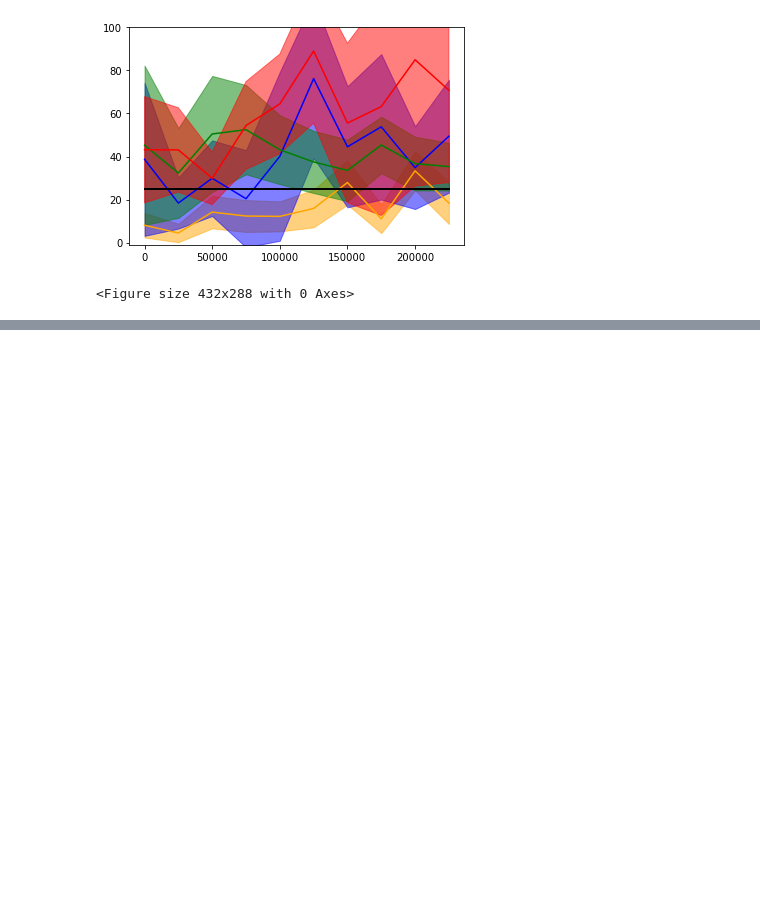
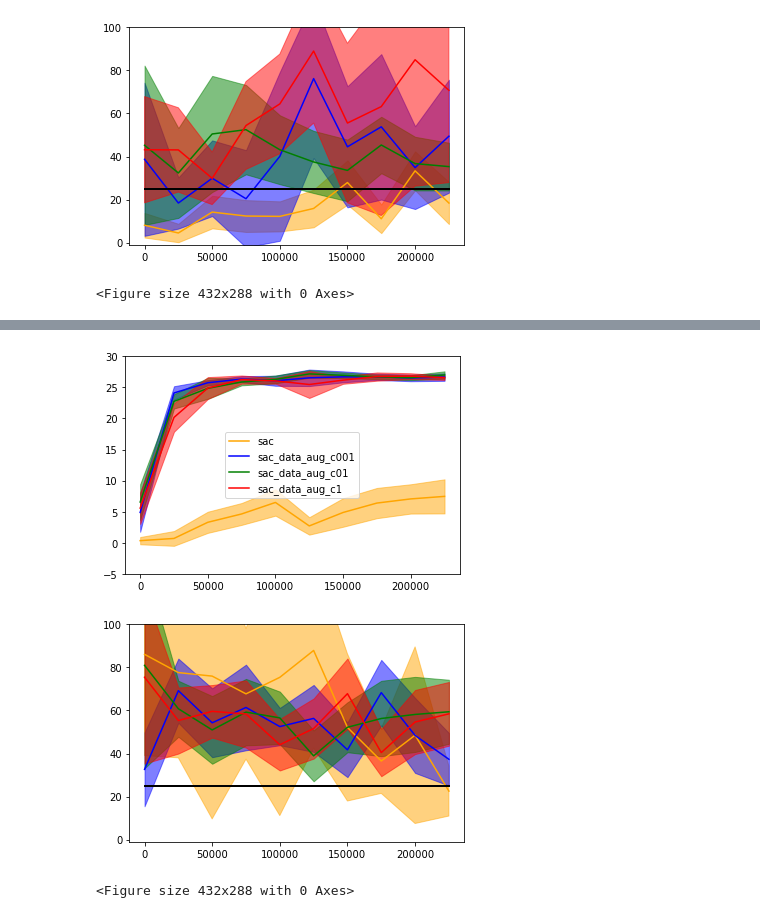
Before and after one commit to flodorner/Augmented_Constrained_RL, a Jupyter notebook: Plot_results.ipynb, the cells around one changed output, grey strips where cells are left out. Cells and saved outputs as stored; diff of their text form; code cells hidden in the pictures; blank space fills up the shorter version.

Commit message:
Plots for data augmentation, experiment documentation and adapted the way the multiplicative penalty is encoded.

```diff
--- a/Plot_results.ipynb
+++ b/Plot_results.ipynb
@@ -306 +306,16 @@ plt.show()
 <Figure size 432x288 with 0 Axes>
+# %%
+plot("sac_c_ss10k_m001_a1_c001")
+plot("sac_c_ss10k_m001_a1_c001_data_aug","blue")
+plot("sac_c_ss10k_m001_a1_c01_data_aug","green")
+plot("sac_c_ss10k_m001_a1_c1_data_aug","red")
+
+plt.figure(1)
+plt.legend(["sac","sac_data_aug_c001","sac_data_aug_c01","sac_data_aug_c1"])
+plt.show()
+plt.figure(2)
+plt.show()
+# %% [output]
+[figure, added]
+[figure, added]
+<Figure size 432x288 with 0 Axes>
```
Also changed, not shown: parts of 2 cells of this notebook, 4 other files.
